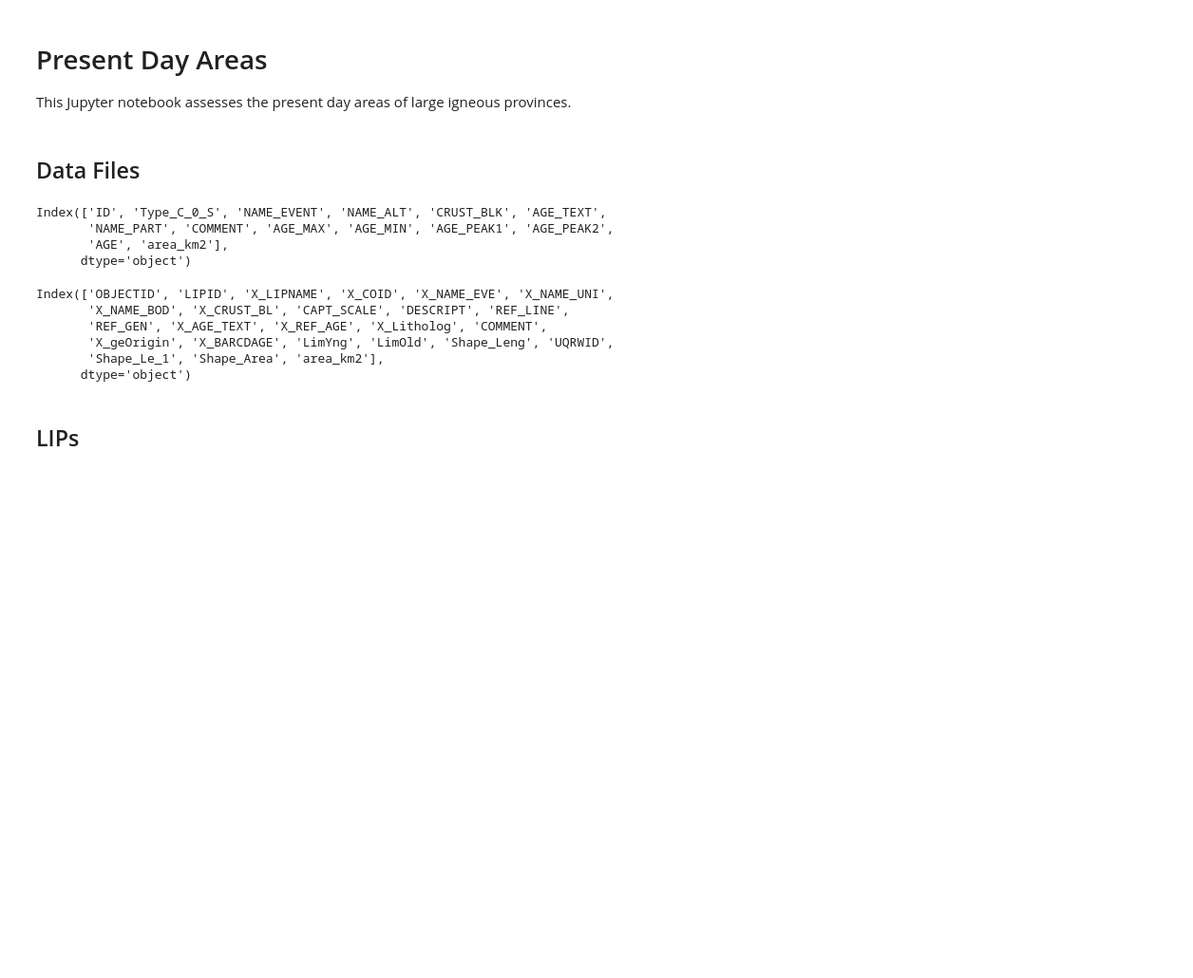
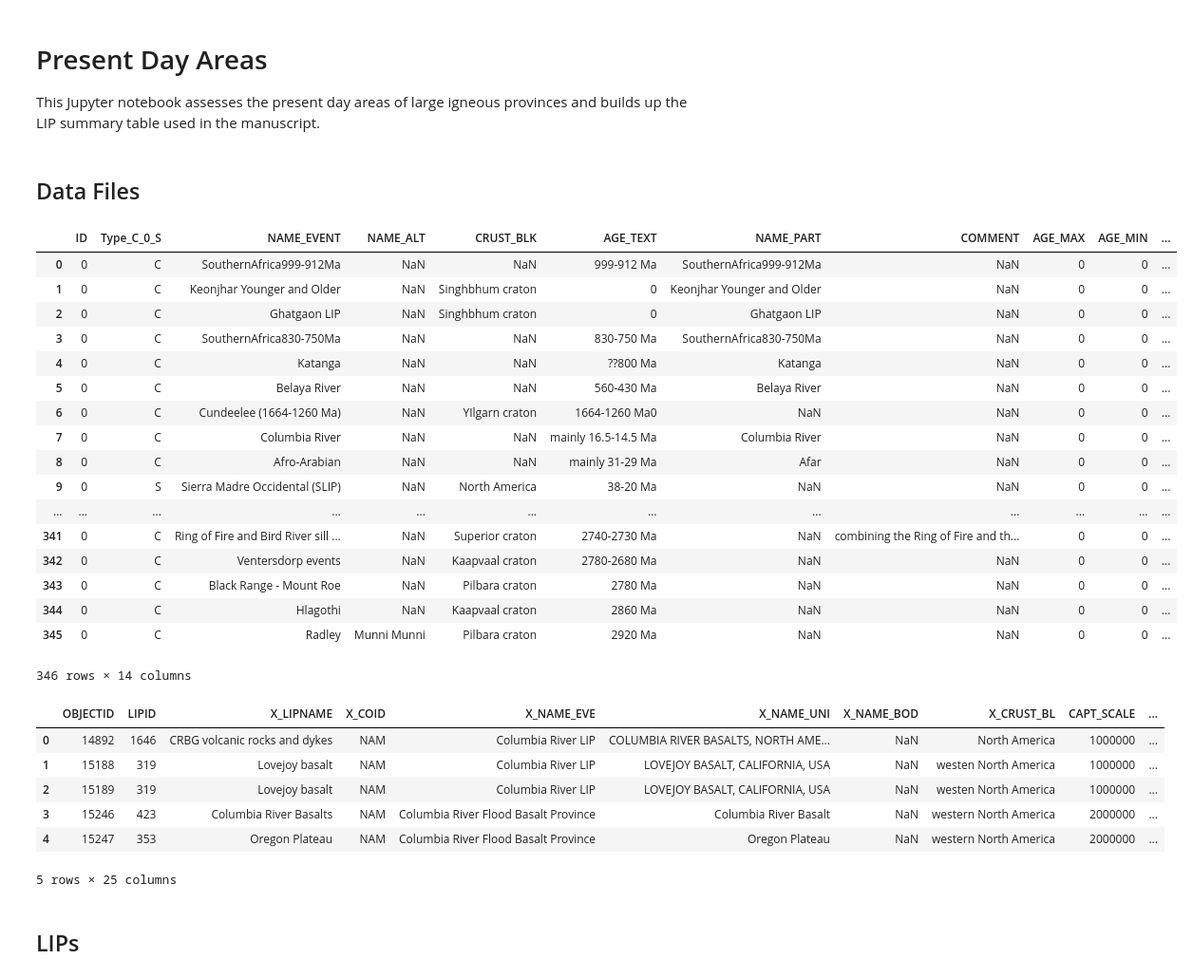
Before and after one commit to Swanson-Hysell-Group/2020_large_igneous_provinces, a Jupyter notebook: Code/Present_Day_Areas.ipynb, the cells around one changed output. Shown at 95% size. Saved outputs shown, nothing was run; the diff lists cells and outputs as text; code cells hidden in the pictures; blank space fills up the shorter version.

```diff
--- a/Code/Present_Day_Areas.ipynb
+++ b/Code/Present_Day_Areas.ipynb
@@ -1,7 +1,7 @@
 # %% [markdown]
 # Present Day Areas
 
-This Jupyter notebook assesses the present day areas of large igneous provinces.
+This Jupyter notebook assesses the present day areas of large igneous provinces and builds up the LIP summary table used in the manuscript.
 # %%
 import pandas as pd
 import matplotlib.pyplot as plt
@@ -11,25 +11,40 @@ import numpy as np
 # %%
 original = pd.read_csv('LIP_Outline.csv')
 original.sort_values('AGE',inplace=True)
 original.reset_index(inplace=True,drop=True)
-original.columns
+original
 # %% [output]
+|  | ID | Type_C_0_S | NAME_EVENT | NAME_ALT | CRUST_BLK | AGE_TEXT | NAME_PART | COMMENT | AGE_MAX | AGE_MIN | ... |
+| 0 | 0 | C | SouthernAfrica999-912Ma | NaN | NaN | 999-912 Ma | SouthernAfrica999-912Ma | NaN | 0 | 0 | ... |
+| 1 | 0 | C | Keonjhar Younger and Older | NaN | Singhbhum craton | 0 | Keonjhar Younger and Older | NaN | 0 | 0 | ... |
+| 2 | 0 | C | Ghatgaon LIP | NaN | Singhbhum craton | 0 | Ghatgaon LIP | NaN | 0 | 0 | ... |
+| 3 | 0 | C | SouthernAfrica830-750Ma | NaN | NaN | 830-750 Ma | SouthernAfrica830-750Ma | NaN | 0 | 0 | ... |
+| 4 | 0 | C | Katanga | NaN | NaN | ??800 Ma | Katanga | NaN | 0 | 0 | ... |
+| 5 | 0 | C | Belaya River | NaN | NaN | 560-430 Ma | Belaya River | NaN | 0 | 0 | ... |
+| 6 | 0 | C | Cundeelee (1664-1260 Ma) | NaN | YIlgarn craton | 1664-1260 Ma0 | NaN | NaN | 0 | 0 | ... |
+| 7 | 0 | C | Columbia River | NaN | NaN | mainly 16.5-14.5 Ma | Columbia River | NaN | 0 | 0 | ... |
+| 8 | 0 | C | Afro-Arabian | NaN | NaN | mainly 31-29 Ma | Afar | NaN | 0 | 0 | ... |
+| 9 | 0 | S | Sierra Madre Occidental (SLIP) | NaN | North America | 38-20 Ma | NaN | NaN | 0 | 0 | ... |
+| ... | ... | ... | ... | ... | ... | ... | ... | ... | ... | ... | ... |
+| 341 | 0 | C | Ring of Fire and Bird River sill ... | NaN | Superior craton | 2740-2730 Ma | NaN | combining the Ring of Fire and th... | 0 | 0 | ... |
+| 342 | 0 | C | Ventersdorp events | NaN | Kaapvaal craton | 2780-2680 Ma | NaN | NaN | 0 | 0 | ... |
+| 343 | 0 | C | Black Range - Mount Roe | NaN | Pilbara craton | 2780 Ma | NaN | NaN | 0 | 0 | ... |
+| 344 | 0 | C | Hlagothi | NaN | Kaapvaal craton | 2860 Ma | NaN | NaN | 0 | 0 | ... |
+| 345 | 0 | C | Radley | Munni Munni | Pilbara craton | 2920 Ma | NaN | NaN | 0 | 0 | ... |
-Index(['ID', 'Type_C_0_S', 'NAME_EVENT', 'NAME_ALT', 'CRUST_BLK', 'AGE_TEXT',
-       'NAME_PART', 'COMMENT', 'AGE_MAX', 'AGE_MIN', 'AGE_PEAK1', 'AGE_PEAK2',
-       'AGE', 'area_km2'],
-      dtype='object')
+346 rows × 14 columns
 # %%
 present = pd.read_csv('LIP_current_extent_all.csv')
 present.sort_values('X_BARCDAGE',inplace=True)
 present.reset_index(inplace=True,drop=True)
-present.columns
+present.head()
 # %% [output]
+|  | OBJECTID | LIPID | X_LIPNAME | X_COID | X_NAME_EVE | X_NAME_UNI | X_NAME_BOD | X_CRUST_BL | CAPT_SCALE | ... |
+| 0 | 14892 | 1646 | CRBG volcanic rocks and dykes | NAM | Columbia River LIP | COLUMBIA RIVER BASALTS, NORTH AME... | NaN | North America | 1000000 | ... |
+| 1 | 15188 | 319 | Lovejoy basalt | NAM | Columbia River LIP | LOVEJOY BASALT, CALIFORNIA, USA | NaN | westen North America | 1000000 | ... |
+| 2 | 15189 | 319 | Lovejoy basalt | NAM | Columbia River LIP | LOVEJOY BASALT, CALIFORNIA, USA | NaN | westen North America | 1000000 | ... |
+| 3 | 15246 | 423 | Columbia River Basalts | NAM | Columbia River Flood Basalt Province | Columbia River Basalt | NaN | western North America | 2000000 | ... |
+| 4 | 15247 | 353 | Oregon Plateau | NAM | Columbia River Flood Basalt Province | Oregon Plateau | NaN | western North America | 2000000 | ... |
-Index(['OBJECTID', 'LIPID', 'X_LIPNAME', 'X_COID', 'X_NAME_EVE', 'X_NAME_UNI',
-       'X_NAME_BOD', 'X_CRUST_BL', 'CAPT_SCALE', 'DESCRIPT', 'REF_LINE',
-       'REF_GEN', 'X_AGE_TEXT', 'X_REF_AGE', 'X_Litholog', 'COMMENT',
-       'X_geOrigin', 'X_BARCDAGE', 'LimYng', 'LimOld', 'Shape_Leng', 'UQRWID',
-       'Shape_Le_1', 'Shape_Area', 'area_km2'],
-      dtype='object')
+5 rows × 25 columns
 # %% [markdown]
 ## LIPs
 # %% [markdown]
```
Also changed, not shown: parts of 9 cells of this notebook.
